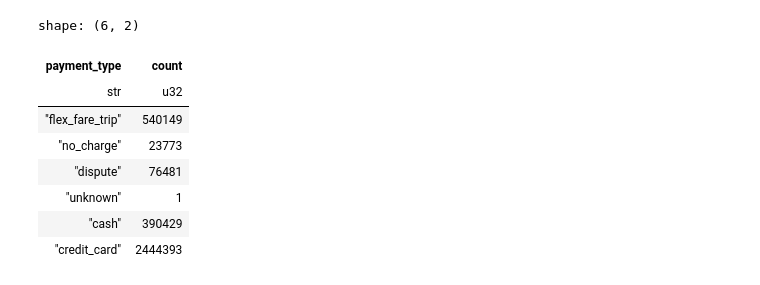
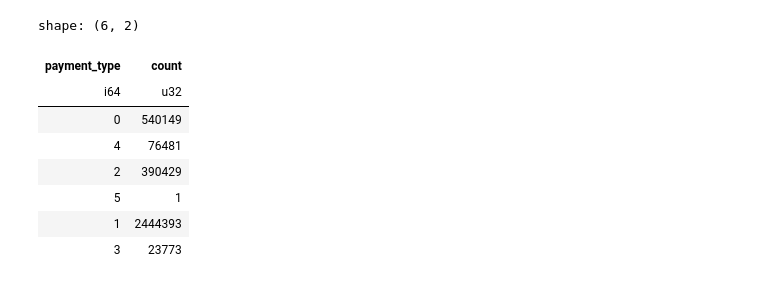
Before and after one commit to Iurisprudentia/ml-tinker, a Jupyter notebook: notebooks/eda_2025.ipynb, the cells around one changed output. Drawn from its saved outputs; the diff is of its cells as text; code cells hidden in the pictures.

```diff
--- a/notebooks/eda_2025.ipynb
+++ b/notebooks/eda_2025.ipynb
@@ -27,0 +22,7 @@ df = df.with_columns(
+# %%
+zones = pl.read_csv("../data/raw/taxi_zone_lookup.csv")
+df = df.join(
+    zones.rename({"LocationID": "pickup_location_id"}),
+    on="pickup_location_id",
+    how="left",
+)
@@ -27,0 +38,19 @@ df = df.with_columns(
+# %%
+# Build model columns
+store_and_fwd_bin = {
+    "N": 0,
+    "Y": 1,
+}
+
+df = df.with_columns(
+    # Create duration_sec column from dropoff and pickup times
+    (
+        (pl.col("tpep_dropoff_datetime") - pl.col("tpep_pickup_datetime")).dt.total_seconds() / 60
+    ).alias("duration_min"),
+    # Convert Y/N flagging to 1-hot encoding
+    (
+        pl.col("store_and_fwd_flag")
+        .replace_strict(store_and_fwd_bin, default=None)
+        .alias("store_and_fwd_flag")
+    ),
+)
@@ -82,30 +264,14 @@ shape: (24, 2)
 | 22 | 14.097557 |
 | 23 | 14.025077 |
 # %%
-payment_type_map = {
-    0:"flex_fare_trip",
-    1:"credit_card",
-    2:"cash",
-    3:"no_charge",
-    4:"dispute",
-    5:"unknown",
-    6:"voided_trip",
-       }
-
-df = df.with_columns(
-    pl.col("payment_type")
-        .replace_strict(payment_type_map, default=None)
-        .alias("payment_type")
-)
-
 df["payment_type"].value_counts()
 # %% [output]
 shape: (6, 2)
 | payment_type | count |
-| str | u32 |
-| "flex_fare_trip" | 540149 |
-| "no_charge" | 23773 |
-| "dispute" | 76481 |
-| "unknown" | 1 |
-| "cash" | 390429 |
-| "credit_card" | 2444393 |
+| i64 | u32 |
+| 0 | 540149 |
+| 4 | 76481 |
+| 2 | 390429 |
+| 5 | 1 |
+| 1 | 2444393 |
+| 3 | 23773 |
```
Also changed, not shown: parts of 13 cells of this notebook.
